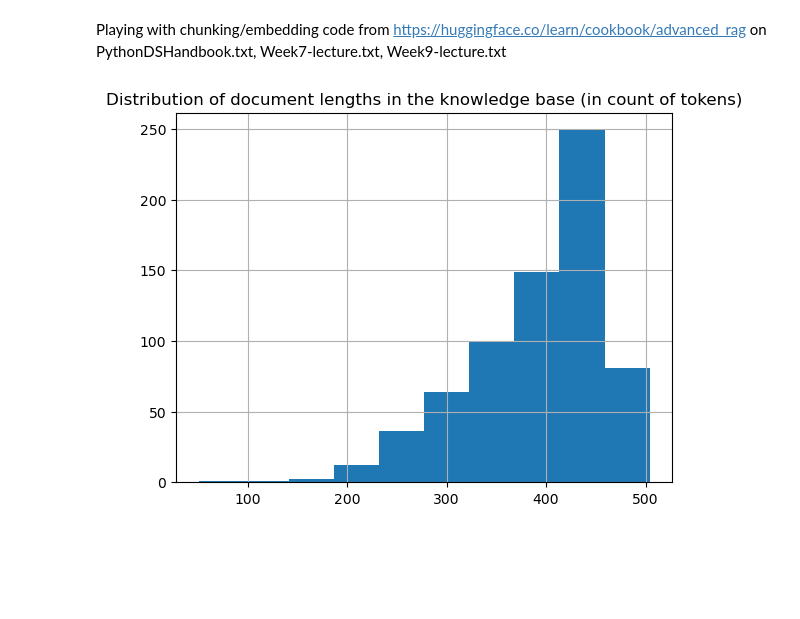
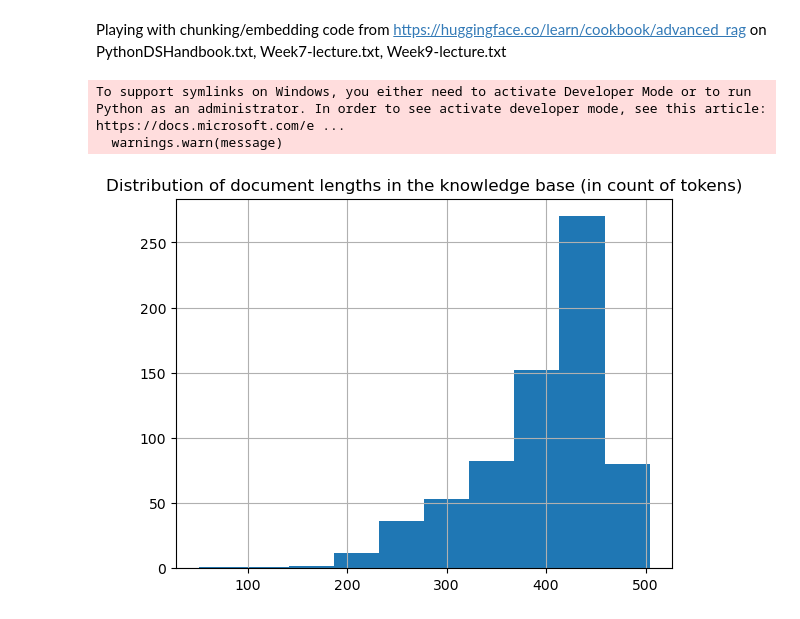
Before and after one commit to ali-rivera/IA-in-HigherEd, a Jupyter notebook: Text-splitting.ipynb, the cells around one changed output. Cells and saved outputs as stored; diff of their text form; code cells hidden in the pictures; blank space fills up the shorter version.

Commit message:
update embedding model name

```diff
--- a/Text-splitting.ipynb
+++ b/Text-splitting.ipynb
@@ -53,7 +53,7 @@ RAW_KNOWLEDGE_BASE = [
 # %%
 # split (chunk) docs with chunk size <512
 
-EMBEDDING_MODEL_NAME = "thenlper/gte-small"
+EMBEDDING_MODEL_NAME = "sentence-transformers/all-mpnet-base-v2"
 
 
 def split_documents(
@@ -75,34 +75,36 @@ def split_documents(
 
     docs_processed = []
     for doc in knowledge_base:
         docs_processed += text_splitter.split_documents([doc])
 
     # Remove duplicates
     unique_texts = {}
     docs_processed_unique = []
     for doc in docs_processed:
         if doc.page_content not in unique_texts:
             unique_texts[doc.page_content] = True
             docs_processed_unique.append(doc)
 
     return docs_processed_unique
 
 
 docs_processed = split_documents(
     512,  # We choose a chunk size adapted to our model
     RAW_KNOWLEDGE_BASE,
     tokenizer_name=EMBEDDING_MODEL_NAME,
 )
 
 # Let's visualize the chunk sizes we would have in tokens from a common model
 
 tokenizer = AutoTokenizer.from_pretrained(EMBEDDING_MODEL_NAME)
 lengths = [len(tokenizer.encode(doc.page_content)) for doc in tqdm(docs_processed)]
 fig = pd.Series(lengths).hist()
 plt.title("Distribution of document lengths in the knowledge base (in count of tokens)")
 plt.show()
 # %% [output]
+To support symlinks on Windows, you either need to activate Developer Mode or to run Python as an administrator. In order to see activate developer mode, see this article: https://docs.microsoft.com/e ...
+  warnings.warn(message)
-[figure, old version]
+[figure, new version]
 # %%
 # create embeddings for docs
 ## Takes a while to run loacally (~6 min w/ PythonDS, Week7, Week9)
```
